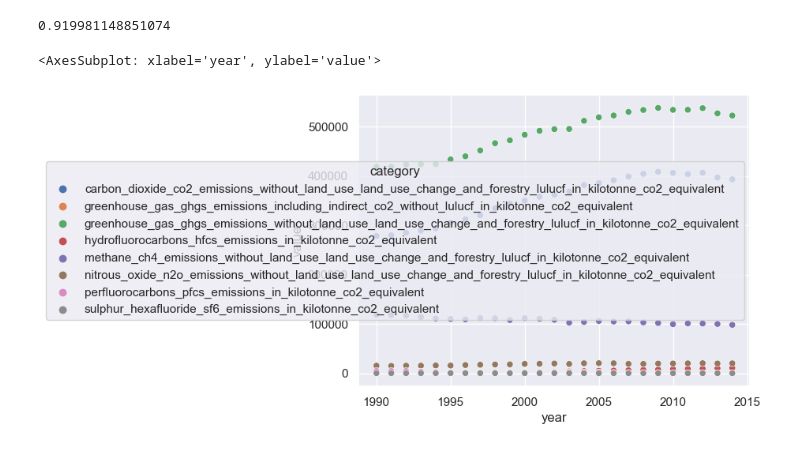
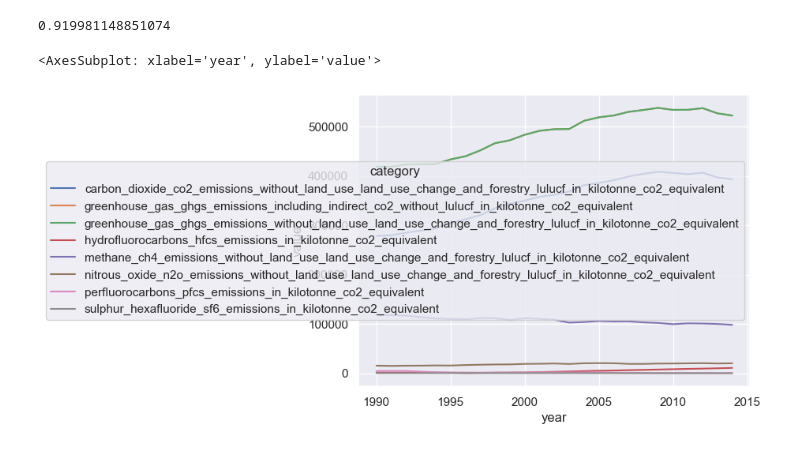
Before and after one commit to Thomas-Nguyen12/Weather_website, a Jupyter notebook: forecast.ipynb, the cells around one changed output. Saved outputs shown, nothing was run; the diff lists cells and outputs as text; code cells hidden in the pictures.

```diff
--- a/forecast.ipynb
+++ b/forecast.ipynb
@@ -355,10 +355,11 @@ Pearson test results: cor=0.9591564777715229, p=4.165623201526104e-14
 # %% [output]
 0.919981148851074
 # %%
+df = pd.read_csv("greenhouse.csv")
 Australia = df[df.country_or_area == "Australia"]
 
 import seaborn as sns
-sns.scatterplot(x="year", y="value", data=Australia, hue="category")
+sns.lineplot(x="year", y="value", data=Australia, hue="category")
 # %% [output]
 <AxesSubplot: xlabel='year', ylabel='value'>
-[figure, old version]
+[figure, new version]
```
Also changed, not shown: parts of 10 cells of this notebook, 43 other files.
